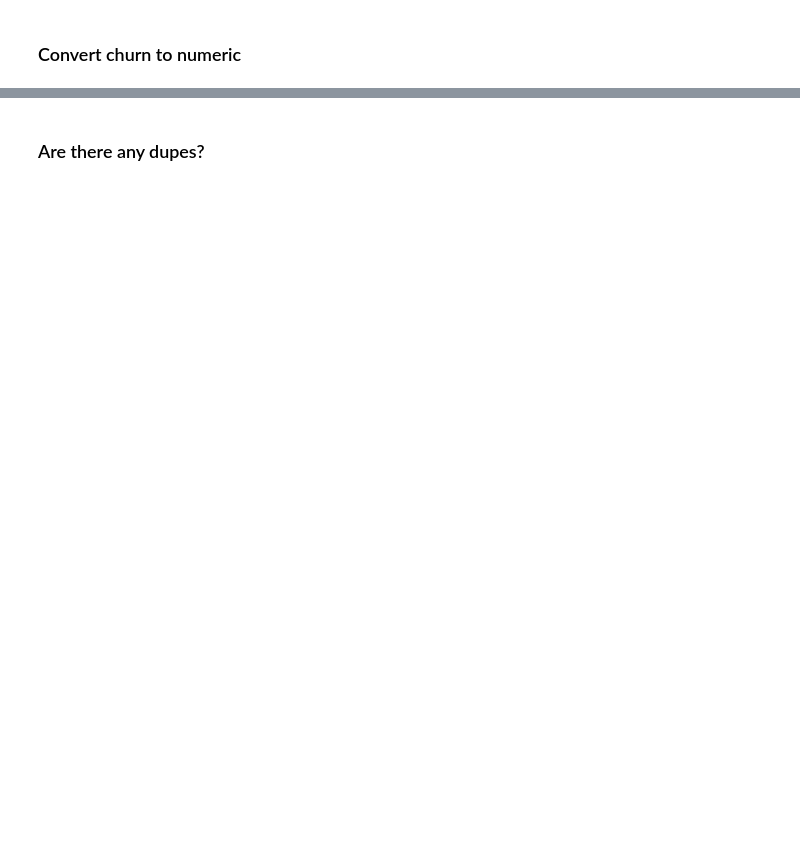
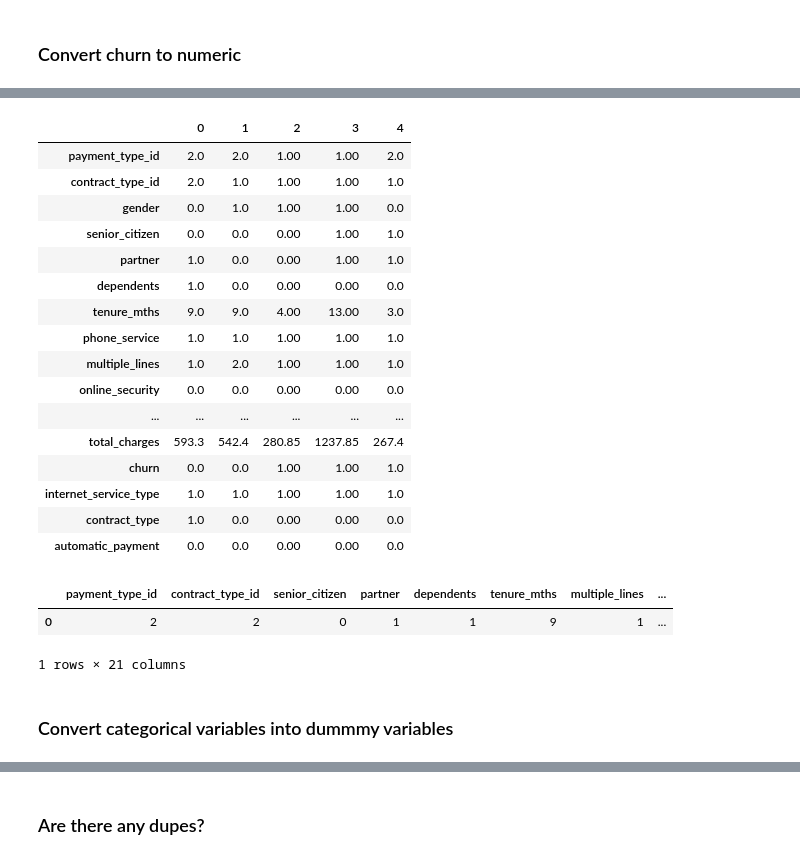
Before and after one commit to raycerna/telco-churn-analysis, a Jupyter notebook: telco_analysis.ipynb, the cells around one changed output, grey strips where cells are left out. Saved outputs shown, nothing was run; the diff lists cells and outputs as text; code cells hidden in the pictures; blank space fills up the shorter version.

```diff
--- a/telco_analysis.ipynb
+++ b/telco_analysis.ipynb
@@ -399 +390,4 @@ telco_data.head()
 5 rows × 23 columns
+# %%
+telco_data['gender'] = np.where(telco_data.gender == 'Male',1,0)
+telco_data.head()
@@ -399,0 +402,52 @@ telco_data.head()
+# %%
+telco_data['online_security'] = telco_data.online_security.replace({'No internet service': 0, 'No': 0, 'Yes': 1})
+telco_data['online_backup'] = telco_data.online_backup.replace({'No internet service': 0, 'No': 0, 'Yes': 1})
+telco_data['device_protection'] = telco_data.device_protection.replace({'No internet service': 0, 'No': 0, 'Yes': 1})
+telco_data['tech_support'] = telco_data.tech_support.replace({'No internet service': 0, 'No': 0, 'Yes': 1})
+telco_data['contract_type'] = telco_data.contract_type.replace({'Month-to-month':0, 'One year':1, 'Two year':2})
+telco_data['internet_service_type'] = telco_data.internet_service_type.replace({'None': 0, 'DSL': 1, 'Fiber optic': 1})
+telco_data['payment_type'] = telco_data.payment_type.replace({'Electronic check': 0,'Mailed check': 0,
+                                                              'Bank transfer (automatic)': 1,
+                                                              'Credit card (automatic)': 1})
+
+telco_data = telco_data.drop('internet_service_type_id',axis=1)
+telco_data = telco_data.rename(columns = {'payment_type':'automatic_payment'})
+telco_data['partner'] = telco_data['partner'].replace({'No': 0, 'Yes': 1})
+telco_data['dependents'] = telco_data['dependents'].replace({'No': 0, 'Yes': 1})
+telco_data['phone_service'] = telco_data['phone_service'].replace({'No': 0, 'Yes': 1})
+telco_data['paperless_billing'] = telco_data['paperless_billing'].replace({'No': 0, 'Yes': 1})
+telco_data['multiple_lines'] = telco_data.multiple_lines.replace({'No phone service': 0, 'No': 1, 'Yes': 2})
+telco_data['streaming_movies'] = telco_data.streaming_movies.replace({'No internet service': 0, 'No': 0, 'Yes': 1})
+telco_data['streaming_tv'] = telco_data.streaming_tv.replace({'No internet service': 0, 'No': 0, 'Yes': 1})
+
+telco_data.head().T
+# %% [output]
+|  | 0 | 1 | 2 | 3 | 4 |
+| payment_type_id | 2.0 | 2.0 | 1.00 | 1.00 | 2.0 |
+| contract_type_id | 2.0 | 1.0 | 1.00 | 1.00 | 1.0 |
+| gender | 0.0 | 1.0 | 1.00 | 1.00 | 0.0 |
+| senior_citizen | 0.0 | 0.0 | 0.00 | 1.00 | 1.0 |
+| partner | 1.0 | 0.0 | 0.00 | 1.00 | 1.0 |
+| dependents | 1.0 | 0.0 | 0.00 | 0.00 | 0.0 |
+| tenure_mths | 9.0 | 9.0 | 4.00 | 13.00 | 3.0 |
+| phone_service | 1.0 | 1.0 | 1.00 | 1.00 | 1.0 |
+| multiple_lines | 1.0 | 2.0 | 1.00 | 1.00 | 1.0 |
+| online_security | 0.0 | 0.0 | 0.00 | 0.00 | 0.0 |
+| ... | ... | ... | ... | ... | ... |
+| total_charges | 593.3 | 542.4 | 280.85 | 1237.85 | 267.4 |
+| churn | 0.0 | 0.0 | 1.00 | 1.00 | 1.0 |
+| internet_service_type | 1.0 | 1.0 | 1.00 | 1.00 | 1.0 |
+| contract_type | 1.0 | 0.0 | 0.00 | 0.00 | 0.0 |
+| automatic_payment | 0.0 | 0.0 | 0.00 | 0.00 | 0.0 |
+# %%
+# Concatenate the dummy_df dataframe above with the original df and validate.
+telco_data_dummies = pd.get_dummies(telco_data.gender, drop_first=True)
+df = pd.concat([telco_data, telco_data_dummies], axis=1)
+df = df.drop(['gender','phone_service'], axis=1)
+df.head(1)
+# %% [output]
+|  | payment_type_id | contract_type_id | senior_citizen | partner | dependents | tenure_mths | multiple_lines | ... |
+| 0 | 2 | 2 | 0 | 1 | 1 | 9 | 1 | ... |
+1 rows × 21 columns
+# %% [markdown]
+### Convert categorical variables into dummmy variables
```
Also changed, not shown: parts of 137 cells of this notebook.
